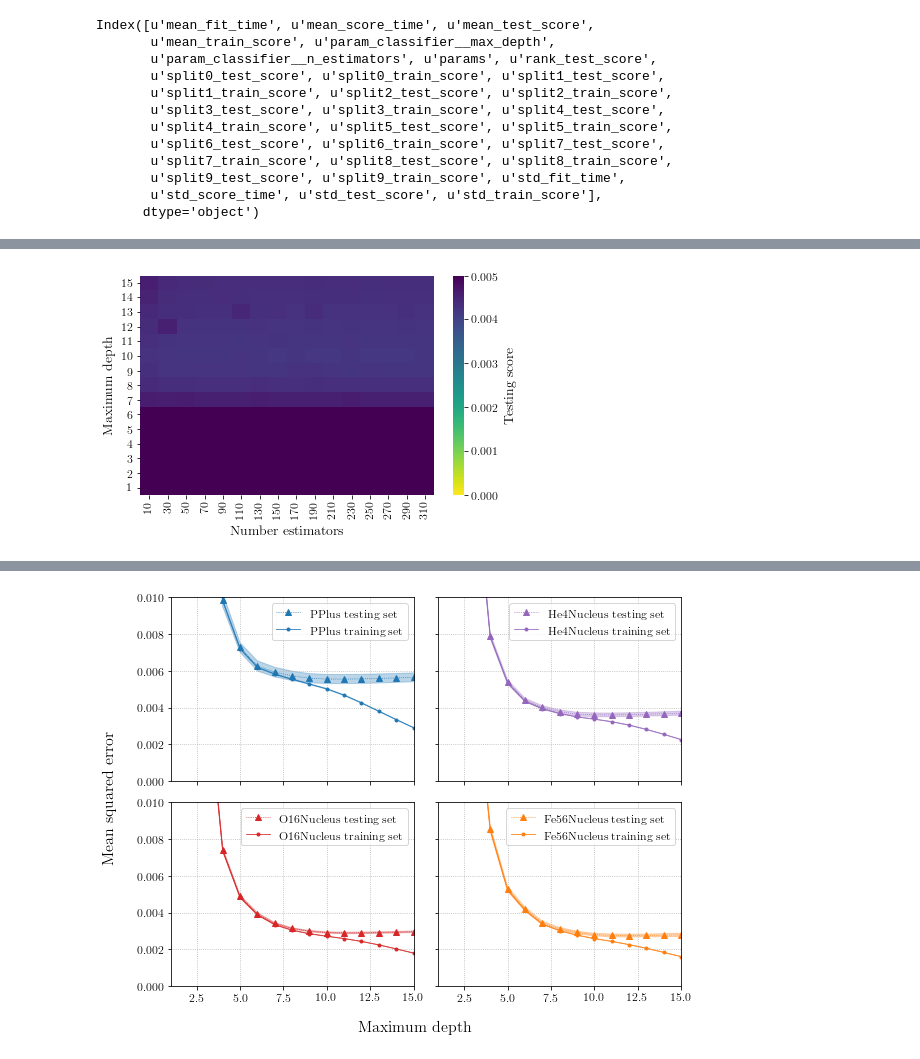
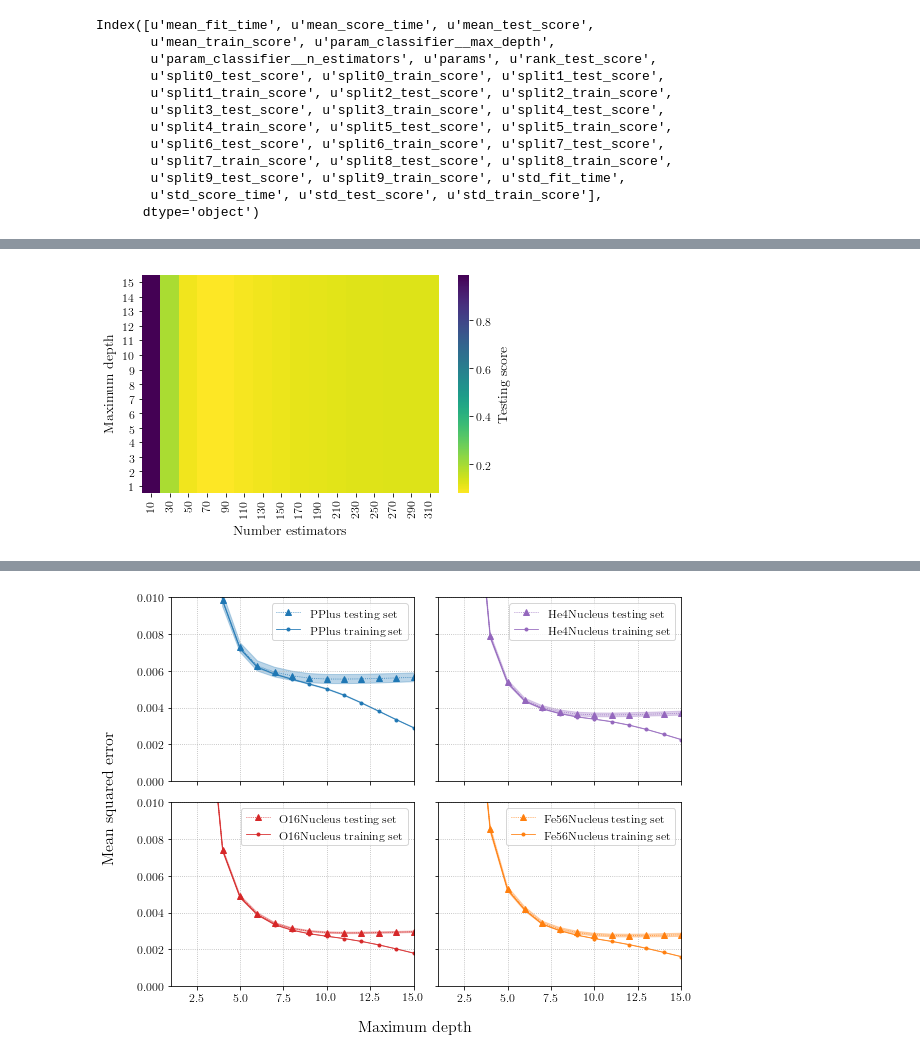
Before and after one commit to jrbourbeau/cr-composition, a Jupyter notebook: notebooks/energy-reco.ipynb, the cells around one changed output, grey strips where cells are left out. Drawn from its saved outputs; the diff is of its cells as text; code cells hidden in the pictures.

```diff
--- a/notebooks/energy-reco.ipynb
+++ b/notebooks/energy-reco.ipynb
@@ -34,6 +34,7 @@ from mlxtend.preprocessing import standardize
 
 import comptools as comp
 
+sns.set_context(context='paper', font_scale=1.5)
 color_dict = comp.get_color_dict()
 
 %matplotlib inline
@@ -65,7 +66,9 @@ config = 'IC86.2012'
 num_groups = 2
 comp_list = comp.get_comp_list(num_groups=num_groups)
 # feature_list, feature_labels = comp.get_training_features()
-pipeline_str = 'RF_energy_{}'.format(config)
+
+# pipeline_str = 'RF_energy_{}'.format(config)
+pipeline_str = 'xgboost_energy_{}'.format(config)
 # %%
 energybins = comp.get_energybins(config)
 log_energy_min = 5.0
@@ -567,22 +583,23 @@ pivot_test_score
 # %%
 # Draw a heatmap with the numeric values in each cell
 fig, ax = plt.subplots()
-sns.heatmap(-pivot_test_score, annot=False, fmt='0.1%', ax=ax, vmin=0, vmax=0.005, cmap='viridis_r',
+sns.heatmap(-pivot_test_score, annot=False, fmt='0.1%', ax=ax, cmap='viridis_r',
+# sns.heatmap(-pivot_test_score, annot=False, fmt='0.1%', ax=ax, vmin=0, vmax=0.005, cmap='viridis_r',
             cbar_kws={'label': 'Testing score'}, robust=True, square=False)
 
 # for _, spine in ax.spines.items():
 #     spine.set_visible(True)
 
 ax.set_xlabel('Number estimators')
 ax.set_ylabel('Maximum depth')
 ax.invert_yaxis()
 
 plt.xticks(rotation=90)
 plt.yticks(rotation=0)
 
 outfile = os.path.join(comp.paths.figures_dir, 'model_evaluation',
                        'grid-search-max_depth-n_estimators-heatmap.png')
 # plt.savefig(outfile)
 plt.show()
 # %% [output]
-[figure, old version]
+[figure, new version]
```
Also changed, not shown: parts of 24 cells of this notebook, 24 other files.
